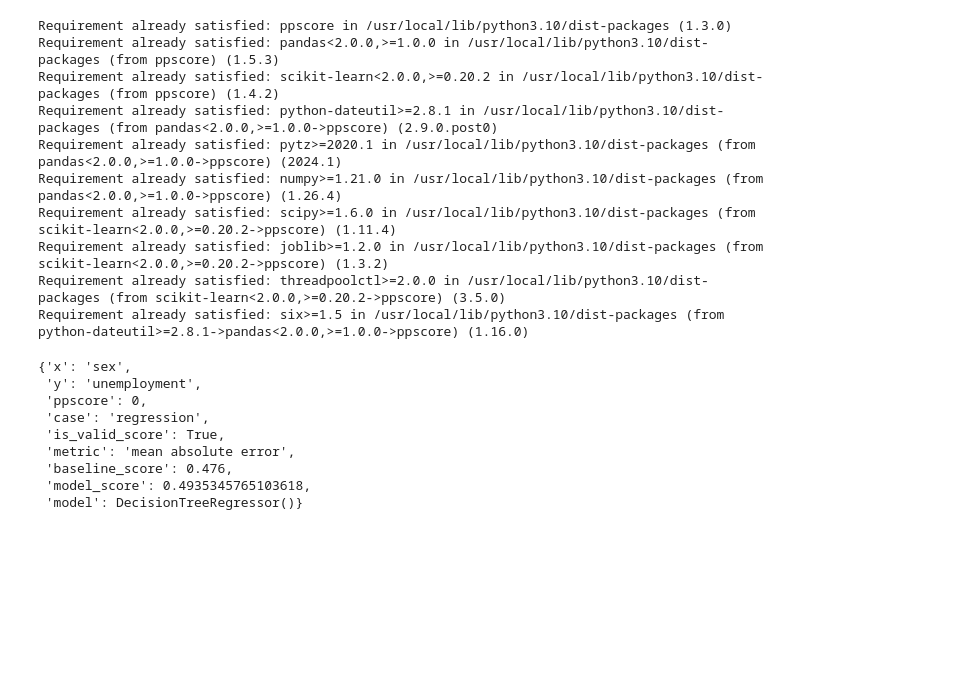
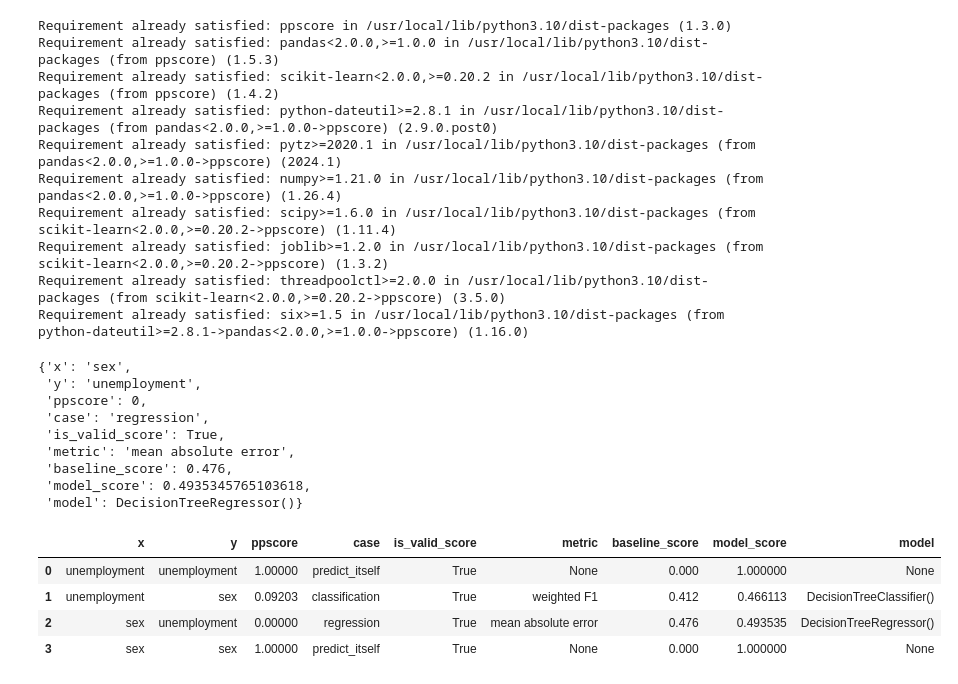
Before and after one commit to stavkol/Unemployment, a Jupyter notebook: Unempoyment_Sex.ipynb, the cells around one changed output. Cells and saved outputs as stored; diff of their text form; code cells hidden in the pictures; blank space fills up the shorter version.

```diff
--- a/Unempoyment_Sex.ipynb
+++ b/Unempoyment_Sex.ipynb
@@ -56,3 +56,13 @@ pps.score(df, "sex", "unemployment")
  'baseline_score': 0.476,
  'model_score': 0.4935345765103618,
  'model': DecisionTreeRegressor()}
+# %%
+matrix = pps.matrix(df)
+# %%
+matrix
+# %% [output]
+|  | x | y | ppscore | case | is_valid_score | metric | baseline_score | model_score | model |
+| 0 | unemployment | unemployment | 1.00000 | predict_itself | True | None | 0.000 | 1.000000 | None |
+| 1 | unemployment | sex | 0.09203 | classification | True | weighted F1 | 0.412 | 0.466113 | DecisionTreeClassifier() |
+| 2 | sex | unemployment | 0.00000 | regression | True | mean absolute error | 0.476 | 0.493535 | DecisionTreeRegressor() |
+| 3 | sex | sex | 1.00000 | predict_itself | True | None | 0.000 | 1.000000 | None |
```
